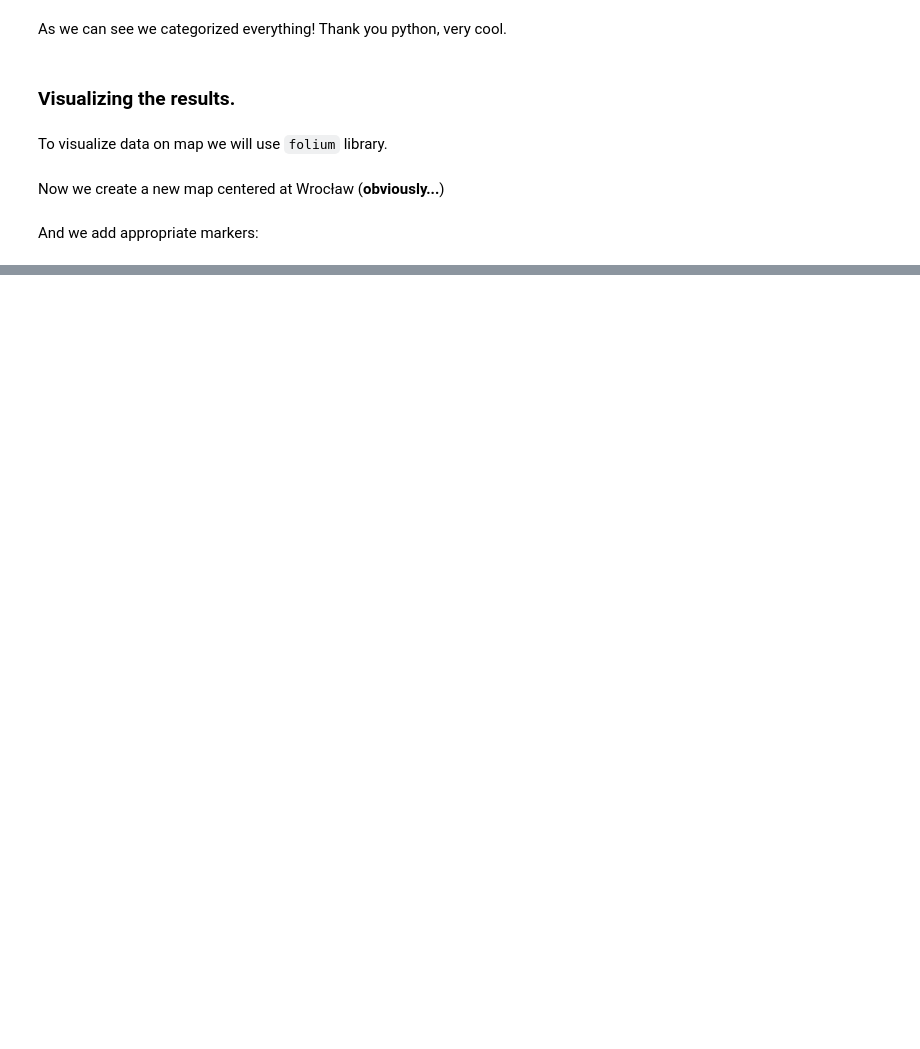
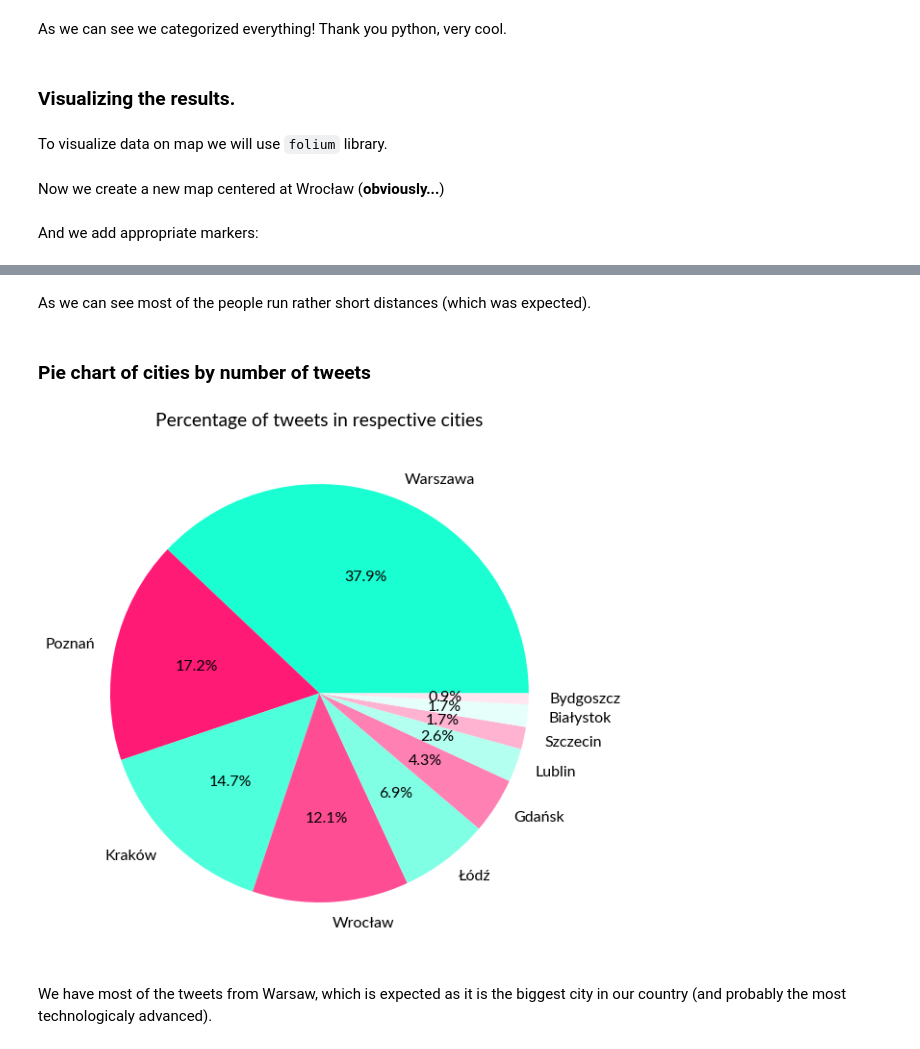
Before and after one commit to Nummulit/unstructured-data, a Jupyter notebook: Twitter Endomondo.ipynb, the cells around one changed output, grey strips where cells are left out. Drawn from its saved outputs; the diff is of its cells as text; code cells hidden in the pictures; blank space fills up the shorter version.

```diff
--- a/Twitter Endomondo.ipynb
+++ b/Twitter Endomondo.ipynb
@@ -225,0 +250,16 @@ map_
+# %% [markdown]
+As we can see most of the people run rather short distances (which was expected).
+# %% [markdown]
+### Pie chart of cities by number of tweets
+# %%
+plt.pie(df['city'].value_counts(),
+        labels=df['city'].value_counts().index,
+        autopct='%1.1f%%',
+        colors=['#1affd1', '#ff1a75', '#4dffdb', '#ff4d94', '#80ffe5',
+                '#ff80b3', '#b3fff0', '#ffb3d1', '#e6fffa', '#ffe6f0'])
+plt.title('Percentage of tweets in respective cities')
+plt.show()
+# %% [output]
+[figure, added]
+# %% [markdown]
+We have most of the tweets from Warsaw, which is expected as it is the biggest city in our country (and probably the most technologicaly advanced).
```
Also changed, not shown: parts of 18 cells of this notebook.
